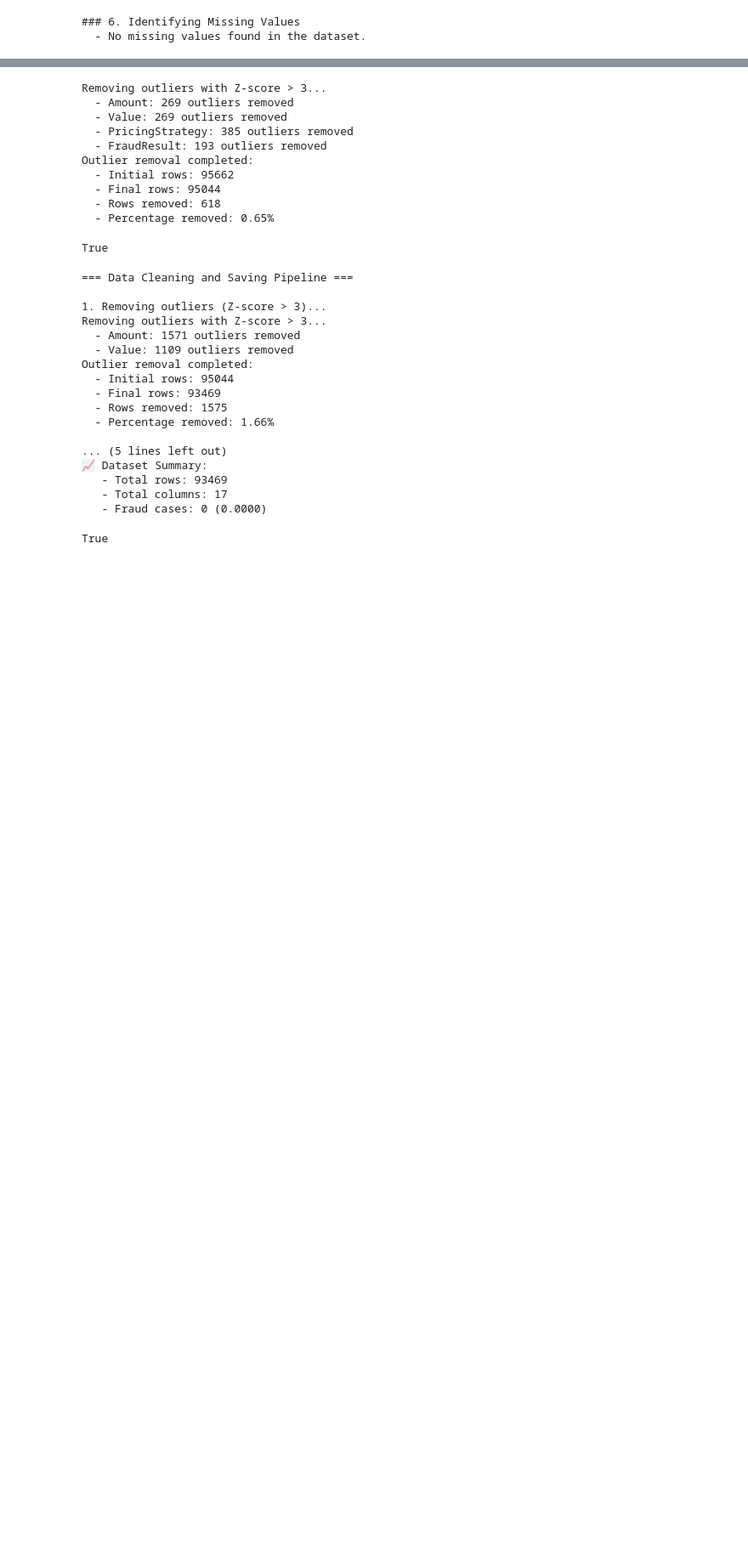
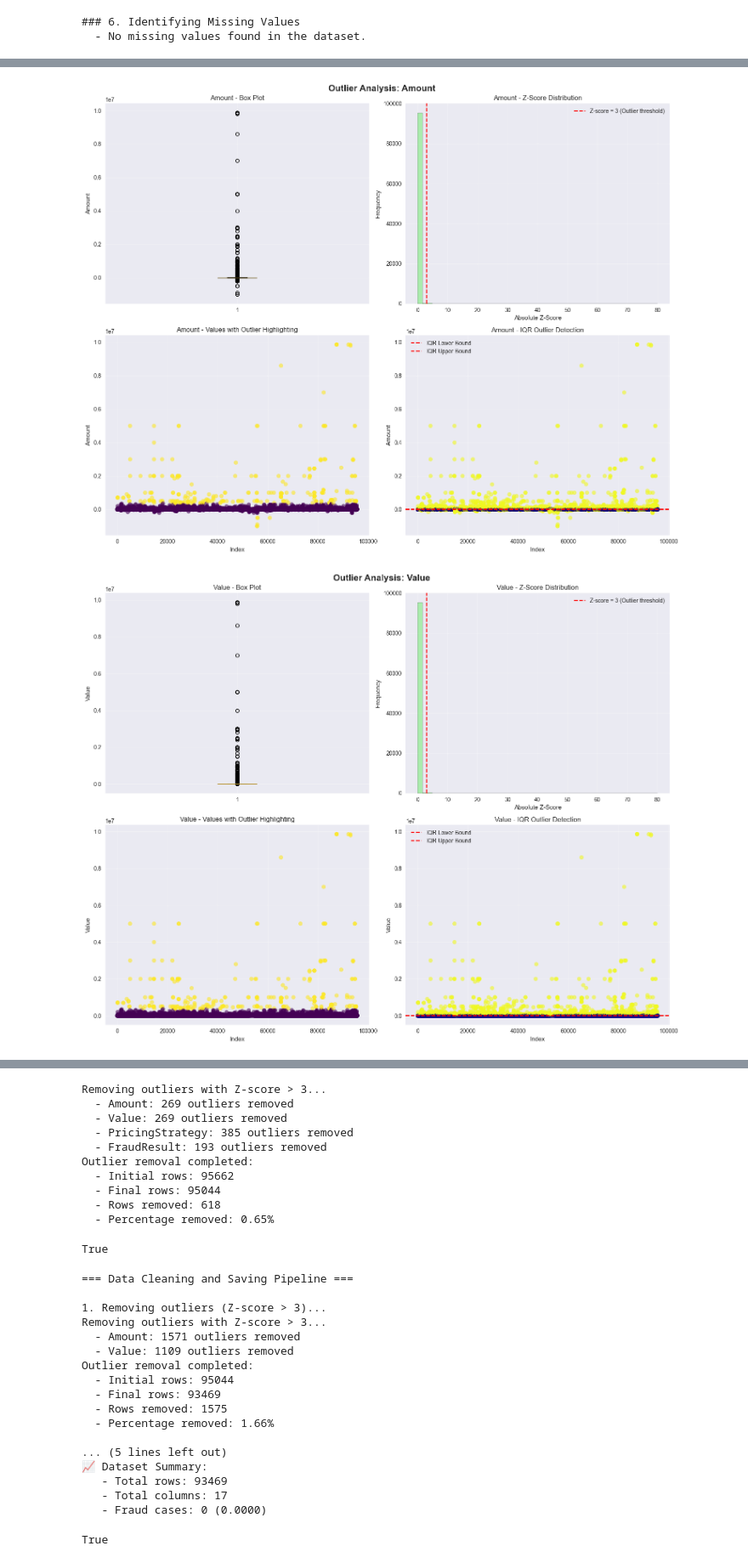
Before and after one commit to abdurezakarage/credit-risk-model, a Jupyter notebook: notebooks/eda.ipynb, the cells around one changed output, grey strips where cells are left out. Shown at 85% size. Drawn from its saved outputs; the diff is of its cells as text; code cells hidden in the pictures; blank space fills up the shorter version.

```diff
--- a/notebooks/eda.ipynb
+++ b/notebooks/eda.ipynb
@@ -170 +141,6 @@ print(outliers)
   - **FraudResult**: As a binary flag, 'FraudResult' doesn't have numerical outliers in the traditional sense, but the rare occurrences of '1' (fraud) represent an outlier class that needs special han ...
+# %%
+outliers_plot= eda.outlier_analysis_plots()
+# %% [output]
+[figure, added]
+[figure, added]
```
Also changed, not shown: parts of 6 cells of this notebook, 1 other file.
